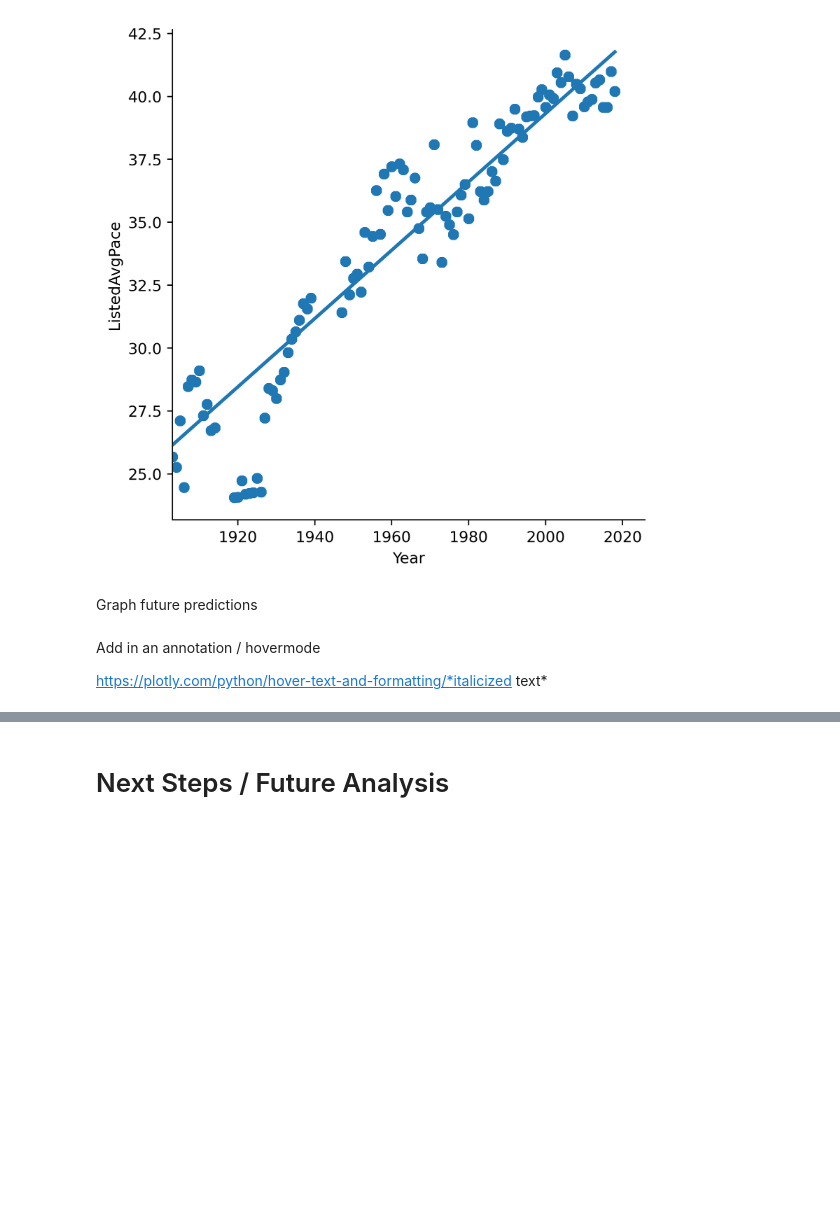
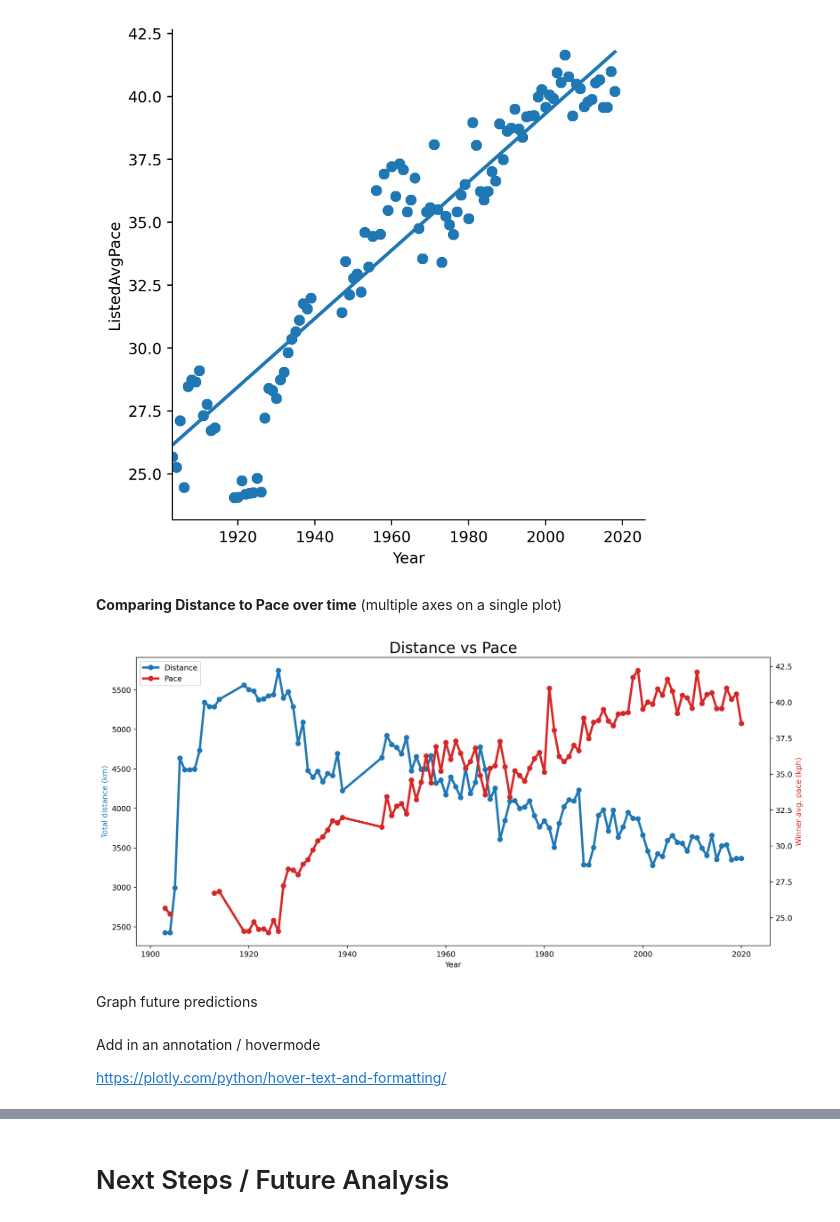
Before and after one commit to wcrowley342/tourdefancedata, a Jupyter notebook: TourDeFranceData.ipynb, the cells around one changed output, grey strips where cells are left out. Saved outputs shown, nothing was run; the diff lists cells and outputs as text; code cells hidden in the pictures; blank space fills up the shorter version.

```diff
--- a/TourDeFranceData.ipynb
+++ b/TourDeFranceData.ipynb
@@ -116,6 +132,26 @@ df = rider_df
 _ = sns.lmplot(x='Year', y='ListedAvgPace', data=df, ci=None)
 # %% [output]
 [figure]
+# %% [markdown]
+**Comparing Distance to Pace over time** (multiple axes on a single plot)
+# %%
+fig,ax = plt.subplots(1,1,figsize=(15,7))
+ax.plot(year,distance,"-o", lw = 3, label='Distance')
+ax.set_ylabel("Total distance (km)",fontsize = 10,color = "tab:blue")
+
+ax2 = ax.twinx()
+ax2.plot(year,winnerpace,"-o",color = "tab:red",lw = 3,label='Pace')
+ax2.set_ylabel("Winner avg. pace (kph)",fontsize = 10,color = "tab:red")
+ax.set_xlabel("Year",fontsize=10)
+#ax.grid("on")
+ax.set_title("Distance vs Pace",fontsize=20)
+
+#handling of label consolidation
+lines, labels = ax.get_legend_handles_labels()
+lines2, labels2 = ax2.get_legend_handles_labels()
+ax2.legend(lines + lines2, labels + labels2, loc='upper left');
+# %% [output]
+[figure, added]
 # %% [markdown]
 
 Graph future predictions
@@ -130,7 +166,7 @@ import fbprophet
 # %% [markdown]
 Add in an annotation / hovermode
 
-https://plotly.com/python/hover-text-and-formatting/*italicized text*
+https://plotly.com/python/hover-text-and-formatting/
 # %%
 fig = px.line(rider_df, x="Year", y="ListedAvgPace", title="layout.hovermode='closest' (the default)")
 
```
Also changed, not shown: parts of 14 cells of this notebook.
